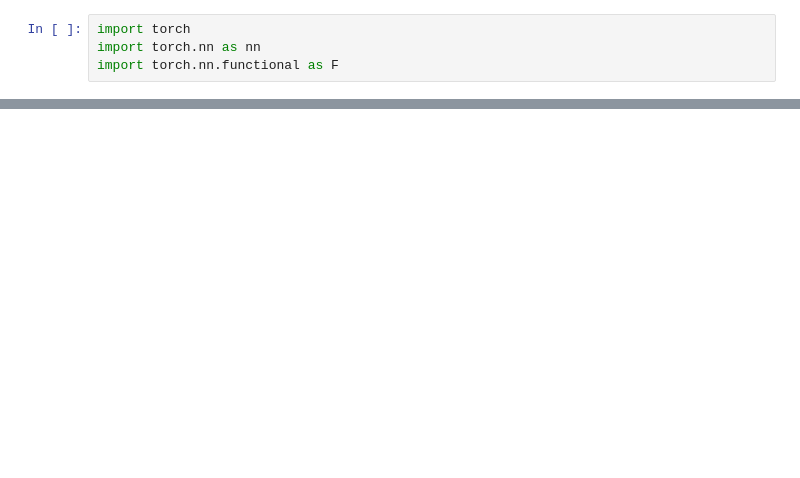
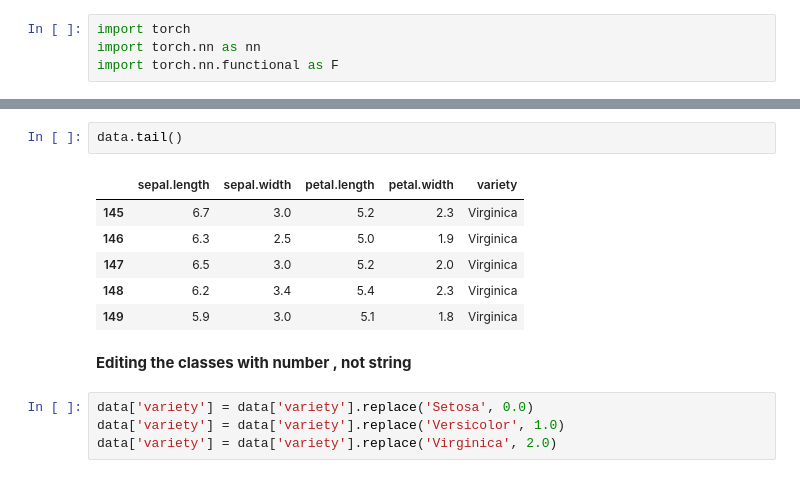
Before and after one commit to May-Myat-Noe-Oo/pytorch-youtube-tutorial, a Jupyter notebook: Simple_Neural_Network.ipynb, the cells around one changed output, grey strips where cells are left out. Saved outputs shown, nothing was run; the diff lists cells and outputs as text; blank space fills up the shorter version.

```diff
--- a/Simple_Neural_Network.ipynb
+++ b/Simple_Neural_Network.ipynb
@@ -23,0 +65,15 @@ def forward(self, x):
+# %%
+data.tail()
+# %% [output]
+|  | sepal.length | sepal.width | petal.length | petal.width | variety |
+| 145 | 6.7 | 3.0 | 5.2 | 2.3 | Virginica |
+| 146 | 6.3 | 2.5 | 5.0 | 1.9 | Virginica |
+| 147 | 6.5 | 3.0 | 5.2 | 2.0 | Virginica |
+| 148 | 6.2 | 3.4 | 5.4 | 2.3 | Virginica |
+| 149 | 5.9 | 3.0 | 5.1 | 1.8 | Virginica |
+# %% [markdown]
+**Editing the classes with number , not string**
+# %%
+data['variety'] = data['variety'].replace('Setosa', 0.0)
+data['variety'] = data['variety'].replace('Versicolor', 1.0)
+data['variety'] = data['variety'].replace('Virginica', 2.0)
```
Also changed, not shown: parts of 28 cells of this notebook.
